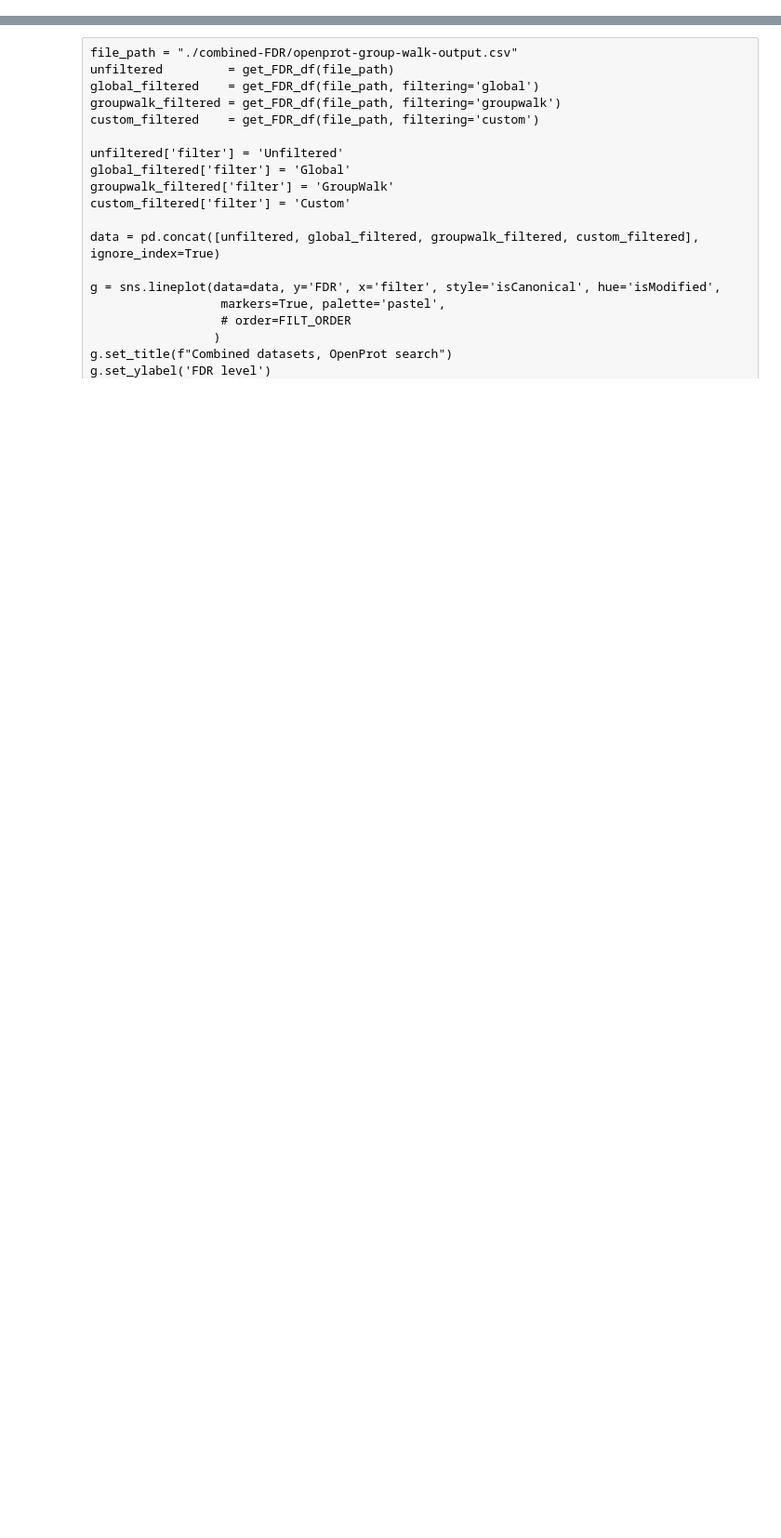
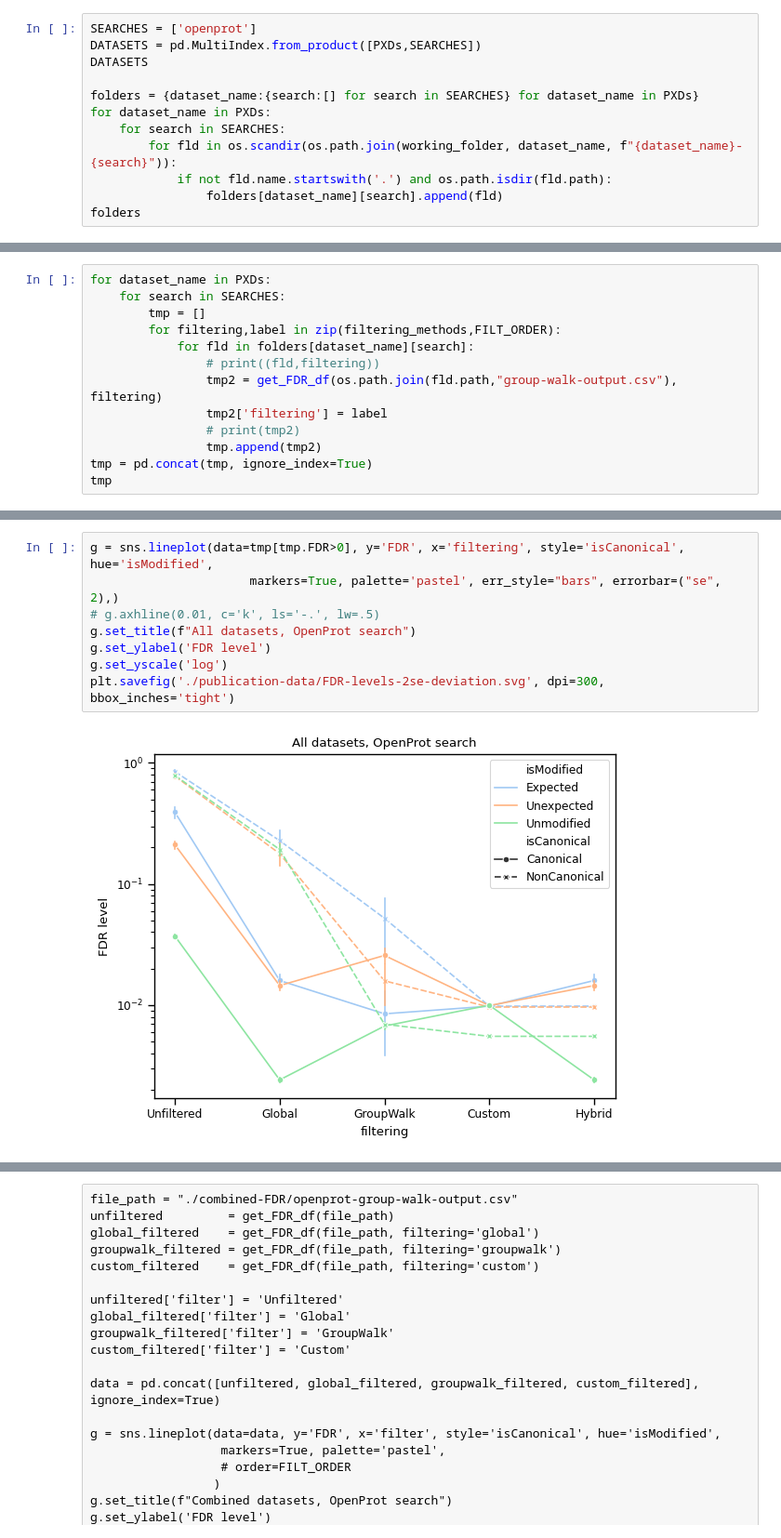
Before and after one commit to CompOmics/oui-discovery, a Jupyter notebook: Comparison-2b-IDrate-analysis.ipynb, the cells around one changed output, grey strips where cells are left out. Shown at 93% size. Drawn from its saved outputs; the diff is of its cells as text; blank space fills up the shorter version.

```diff
--- a/Comparison-2b-IDrate-analysis.ipynb
+++ b/Comparison-2b-IDrate-analysis.ipynb
@@ -193,0 +70,12 @@ plot_FDR_levels_test(working_folder, data_folders[0])
+# %%
+SEARCHES = ['openprot']
+DATASETS = pd.MultiIndex.from_product([PXDs,SEARCHES])
+DATASETS
+
+folders = {dataset_name:{search:[] for search in SEARCHES} for dataset_name in PXDs}
+for dataset_name in PXDs:
+    for search in SEARCHES:
+        for fld in os.scandir(os.path.join(working_folder, dataset_name, f"{dataset_name}-{search}")):
+            if not fld.name.startswith('.') and os.path.isdir(fld.path):
+                folders[dataset_name][search].append(fld)
+folders
@@ -193,0 +100,13 @@ plot_FDR_levels_test(working_folder, data_folders[0])
+# %%
+for dataset_name in PXDs:
+    for search in SEARCHES:
+        tmp = []
+        for filtering,label in zip(filtering_methods,FILT_ORDER):
+            for fld in folders[dataset_name][search]:
+                # print((fld,filtering))
+                tmp2 = get_FDR_df(os.path.join(fld.path,"group-walk-output.csv"), filtering)
+                tmp2['filtering'] = label
+                # print(tmp2)
+                tmp.append(tmp2)
+tmp = pd.concat(tmp, ignore_index=True)
+tmp
@@ -193,0 +127,10 @@ plot_FDR_levels_test(working_folder, data_folders[0])
+# %%
+g = sns.lineplot(data=tmp[tmp.FDR>0], y='FDR', x='filtering', style='isCanonical', hue='isModified',
+                      markers=True, palette='pastel', err_style="bars", errorbar=("se", 2),)
+# g.axhline(0.01, c='k', ls='-.', lw=.5)
+g.set_title(f"All datasets, OpenProt search")
+g.set_ylabel('FDR level')
+g.set_yscale('log')
+plt.savefig('./publication-data/FDR-levels-2se-deviation.svg', dpi=300, bbox_inches='tight')
+# %% [output]
+[figure, added]
```
Also changed, not shown: parts of 18 cells of this notebook, 26 other files.
